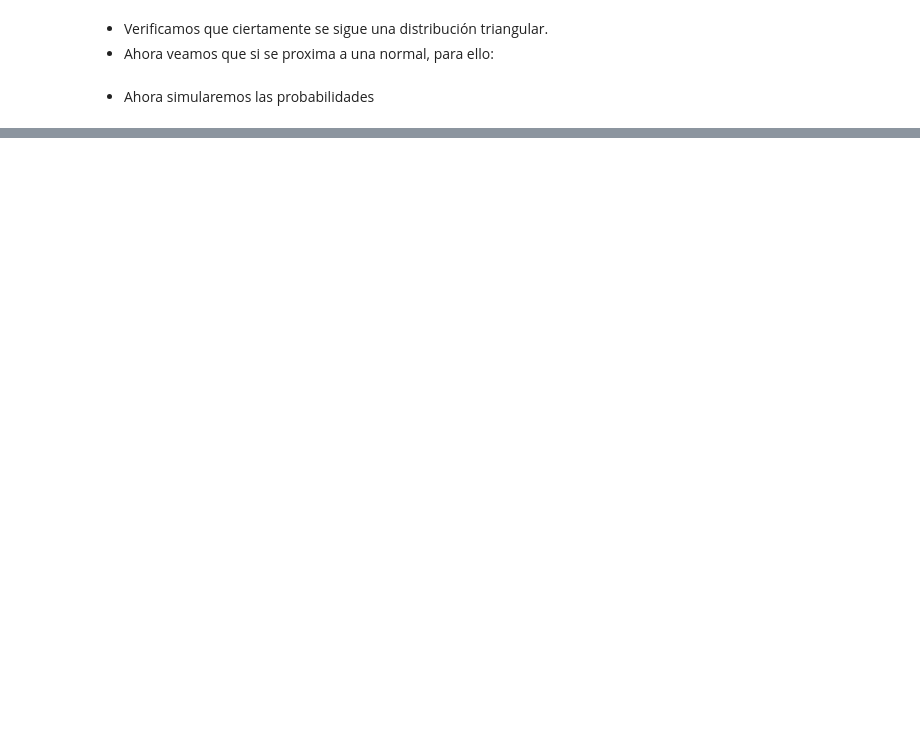
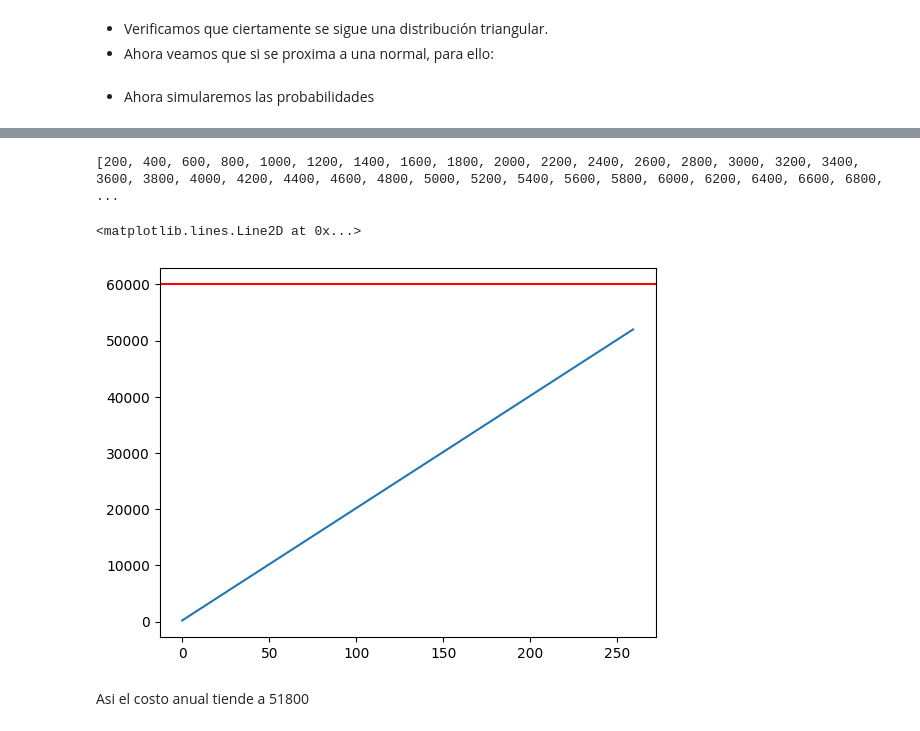
Before and after one commit to MaricelaMH/Simulacion-1, a Jupyter notebook: EJERCICIO1_3P.ipynb, the cells around one changed output, grey strips where cells are left out. Cells and saved outputs as stored; diff of their text form; code cells hidden in the pictures; blank space fills up the shorter version.

```diff
--- a/EJERCICIO1_3P.ipynb
+++ b/EJERCICIO1_3P.ipynb
@@ -226,0 +221,23 @@ $$ ($200  \text{  / tina }) *(0.9969 \text{ / dia}) *(5 \text{ / dia}) *( 52 \te
+# %%
+lista = []
+cont = 0
+costo = 0
+cost = []
+N = 260 # Numero de dias al año
+prob = []
+
+for i in range (N):
+   if sum(muestra(5)) > 1000:
+       costo = costo + 200
+   cost.append(costo)
+print(cost)
+# %% [output]
+[200, 400, 600, 800, 1000, 1200, 1400, 1600, 1800, 2000, 2200, 2400, 2600, 2800, 3000, 3200, 3400, 3600, 3800, 4000, 4200, 4400, 4600, 4800, 5000, 5200, 5400, 5600, 5800, 6000, 6200, 6400, 6600, 6800, ...
+# %%
+plt.plot(cost)
+plt.axhline(60000,color="red")
+# %% [output]
+<matplotlib.lines.Line2D at 0x...>
+[figure, added]
+# %% [markdown]
+Asi el costo anual tiende a 51800
```
Also changed, not shown: parts of 10 cells of this notebook.
